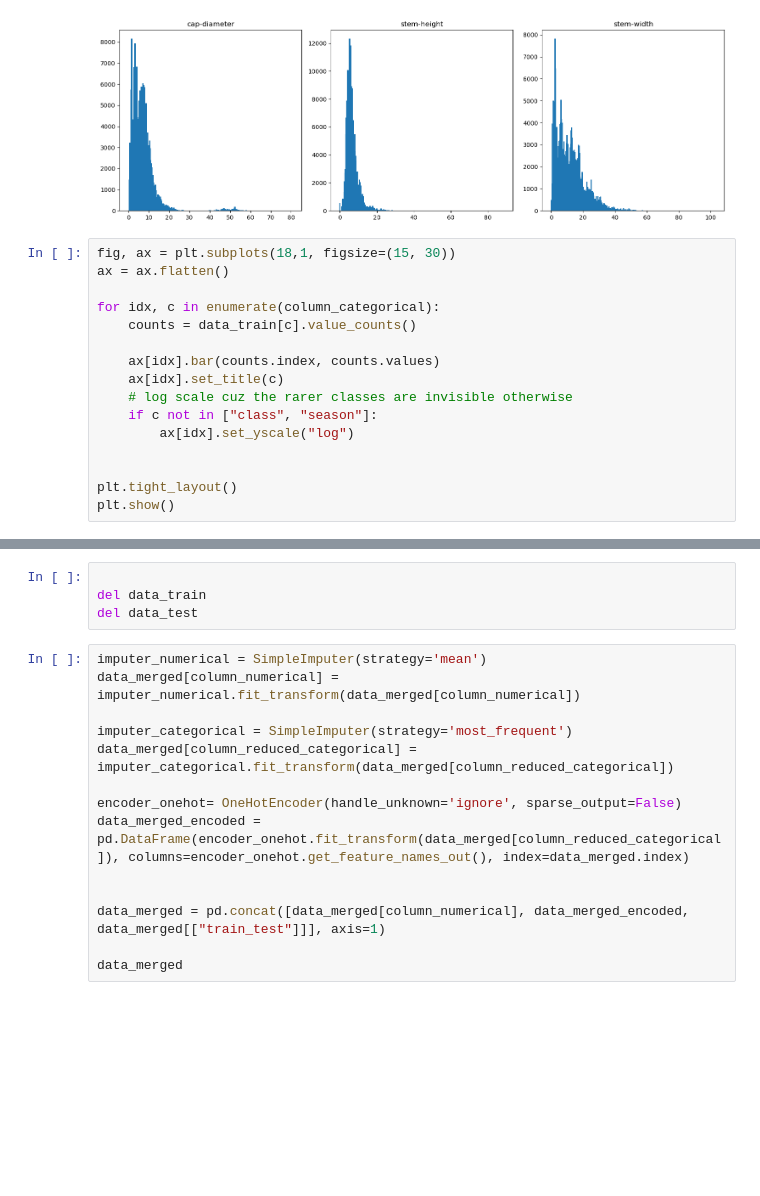
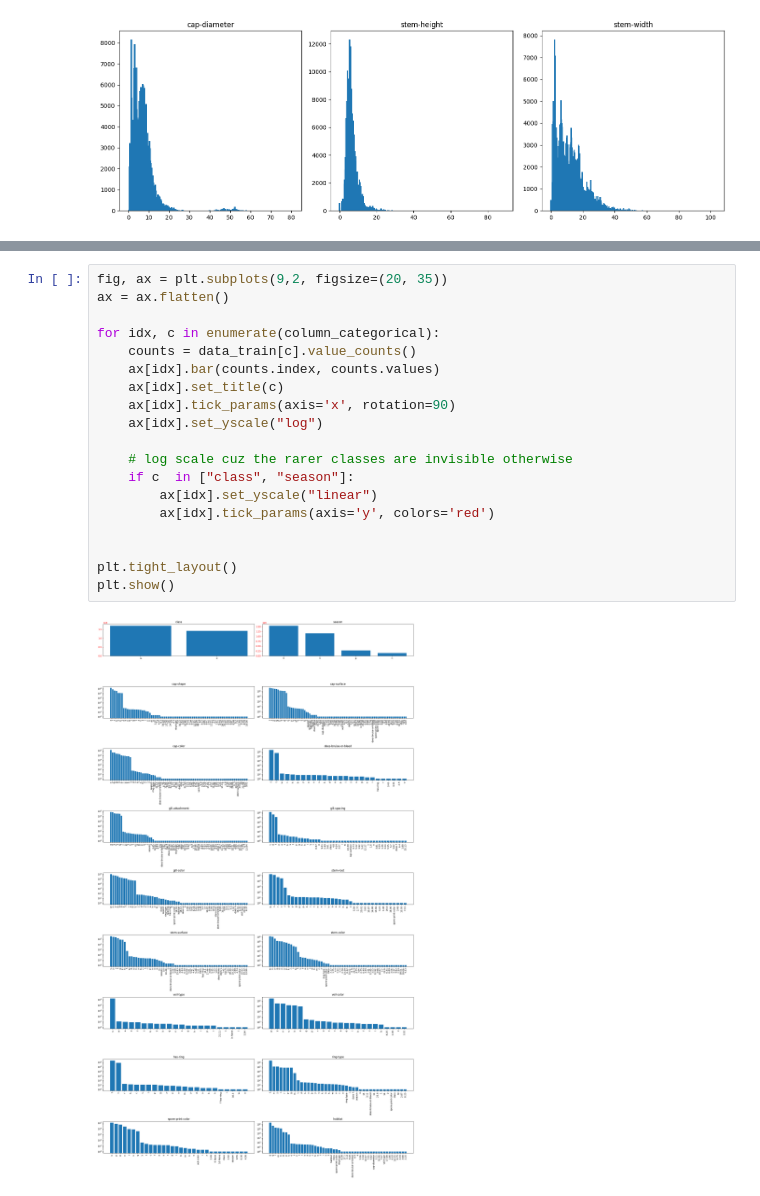
Before and after one commit to kiwiii2409/kaggle_funsies, a Jupyter notebook: poisonous-mushrooms/mushroom.ipynb, the cells around one changed output, grey strips where cells are left out. Drawn from its saved outputs; the diff is of its cells as text; blank space fills up the shorter version.

```diff
--- a/poisonous-mushrooms/mushroom.ipynb
+++ b/poisonous-mushrooms/mushroom.ipynb
@@ -104,19 +106,3 @@ plt.tight_layout()
 plt.show()
 # %% [output]
 [figure]
-# %%
-fig, ax = plt.subplots(18,1, figsize=(15, 30))
-ax = ax.flatten()
-
-for idx, c in enumerate(column_categorical):
-    counts = data_train[c].value_counts()
-
-    ax[idx].bar(counts.index, counts.values)
-    ax[idx].set_title(c)
-    # log scale cuz the rarer classes are invisible otherwise
-    if c not in ["class", "season"]:
-        ax[idx].set_yscale("log")
-
-
-plt.tight_layout()
-plt.show()
@@ -213,18 +109,21 @@ None
-# %%
-
-del data_train
-del data_test
-# %%
-imputer_numerical = SimpleImputer(strategy='mean')
-data_merged[column_numerical] = imputer_numerical.fit_transform(data_merged[column_numerical])
-
-imputer_categorical = SimpleImputer(strategy='most_frequent')
-data_merged[column_reduced_categorical] = imputer_categorical.fit_transform(data_merged[column_reduced_categorical])
-
-encoder_onehot= OneHotEncoder(handle_unknown='ignore', sparse_output=False)
-data_merged_encoded = pd.DataFrame(encoder_onehot.fit_transform(data_merged[column_reduced_categorical]), columns=encoder_onehot.get_feature_names_out(), index=data_merged.index)
-
-
-data_merged = pd.concat([data_merged[column_numerical], data_merged_encoded, data_merged[["train_test"]]], axis=1)
-
-data_merged
+# %%
+fig, ax = plt.subplots(9,2, figsize=(20, 35))
+ax = ax.flatten()
+
+for idx, c in enumerate(column_categorical):
+    counts = data_train[c].value_counts()
+    ax[idx].bar(counts.index, counts.values)
+    ax[idx].set_title(c)
+    ax[idx].tick_params(axis='x', rotation=90)
+    ax[idx].set_yscale("log")
+
+    # log scale cuz the rarer classes are invisible otherwise
+    if c  in ["class", "season"]:
+        ax[idx].set_yscale("linear")
+        ax[idx].tick_params(axis='y', colors='red')
+
+
+plt.tight_layout()
+plt.show()
+# %% [output]
+[figure, added]
```
Also changed, not shown: parts of 59 cells of this notebook, 1 other file.
